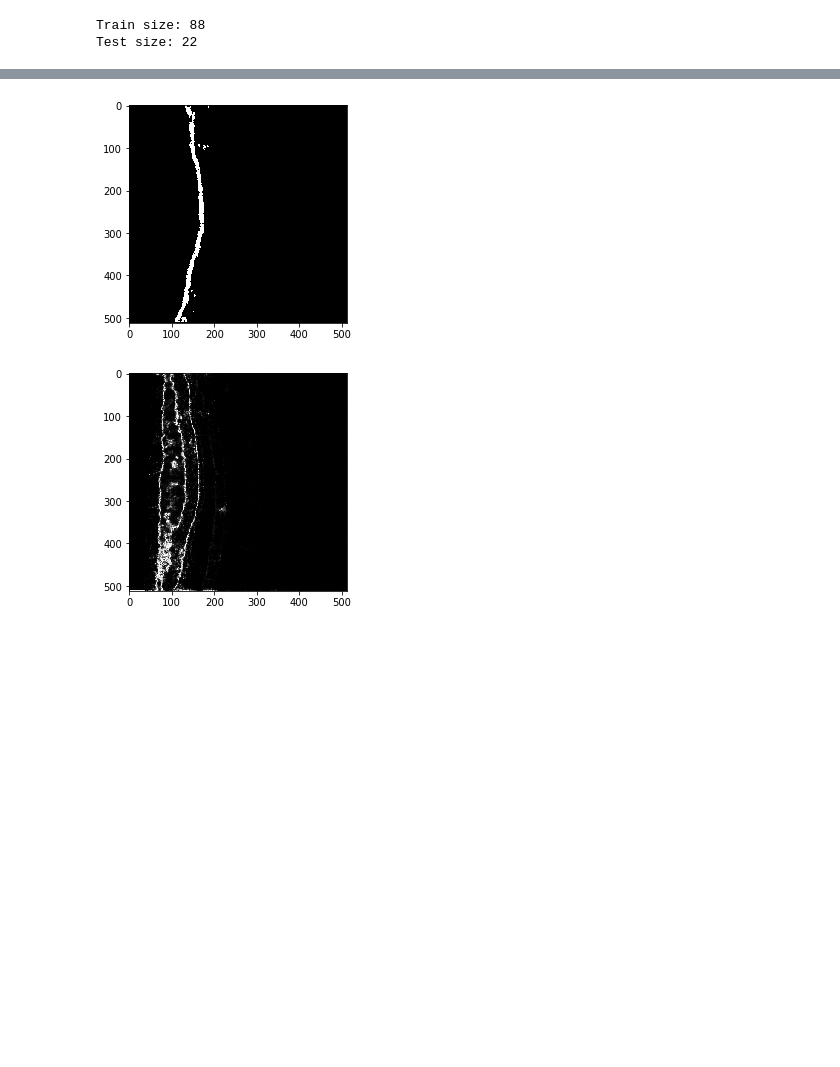
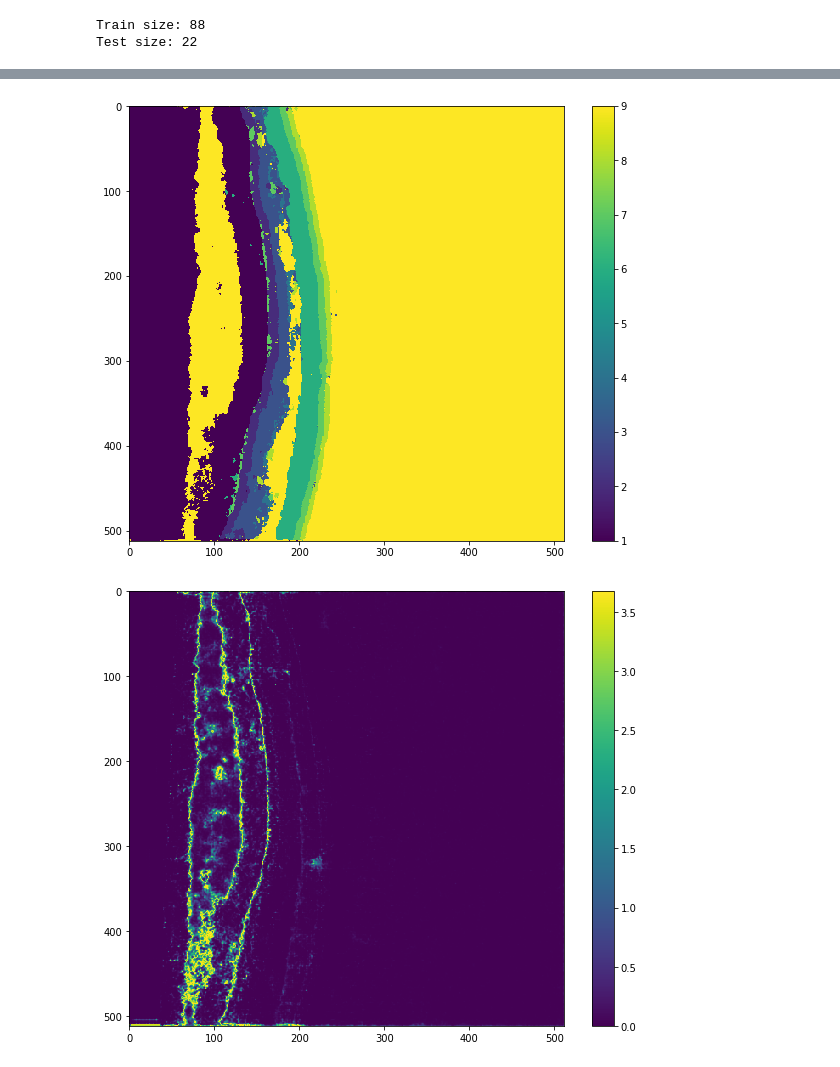
Before and after one commit to magnusja/RelayNet, a Jupyter notebook: prediction.ipynb, the cells around one changed output, grey strips where cells are left out. Drawn from its saved outputs; the diff is of its cells as text; code cells hidden in the pictures; blank space fills up the shorter version.

Commit message:
Add some colors

```diff
--- a/prediction.ipynb
+++ b/prediction.ipynb
@@ -12,7 +12,7 @@ from data_utils import get_imdb_data
 %matplotlib inline
 plt.rcParams['figure.figsize'] = (10.0, 8.0) # set default size of plots
 plt.rcParams['image.interpolation'] = 'nearest'
-plt.rcParams['image.cmap'] = 'gray'
+plt.rcParams['image.cmap'] = 'viridis'
 
 # for auto-reloading external modules
 # see http://stackoverflow.com/questions/1907993/autoreload-of-modules-in-ipython
@@ -51,22 +54,26 @@ relay_net = relay_net.cuda()
 # %%
 avg, per_class_entropy, overall_entropy = relay_net.predict(Variable(torch.Tensor(test_data.X[11:12]).cuda(),volatile=True))
 
 idx = np.argmax(avg,0)
-idx = np.squeeze(idx==2)
+#idx = np.squeeze(idx==2)
 plt.imshow(idx)
+plt.colorbar()
 plt.show()
+
 plt.imshow(np.squeeze(per_class_entropy)[1])
+plt.colorbar()
 plt.show()
 
 plt.imshow(np.squeeze(overall_entropy))
+plt.colorbar()
 plt.show()
 
 img_test = test_data.X[11:12]
 img_test = np.squeeze(img_test)
-plt.imshow(img_test)
+plt.imshow(img_test, cmap='gray')
 plt.show()
 
 del relay_net
 # %% [output]
-[figure, old version]
+[figure, new version]
-[figure, old version]
+[figure, new version]
```
Also changed, not shown: parts of 3 cells of this notebook.
